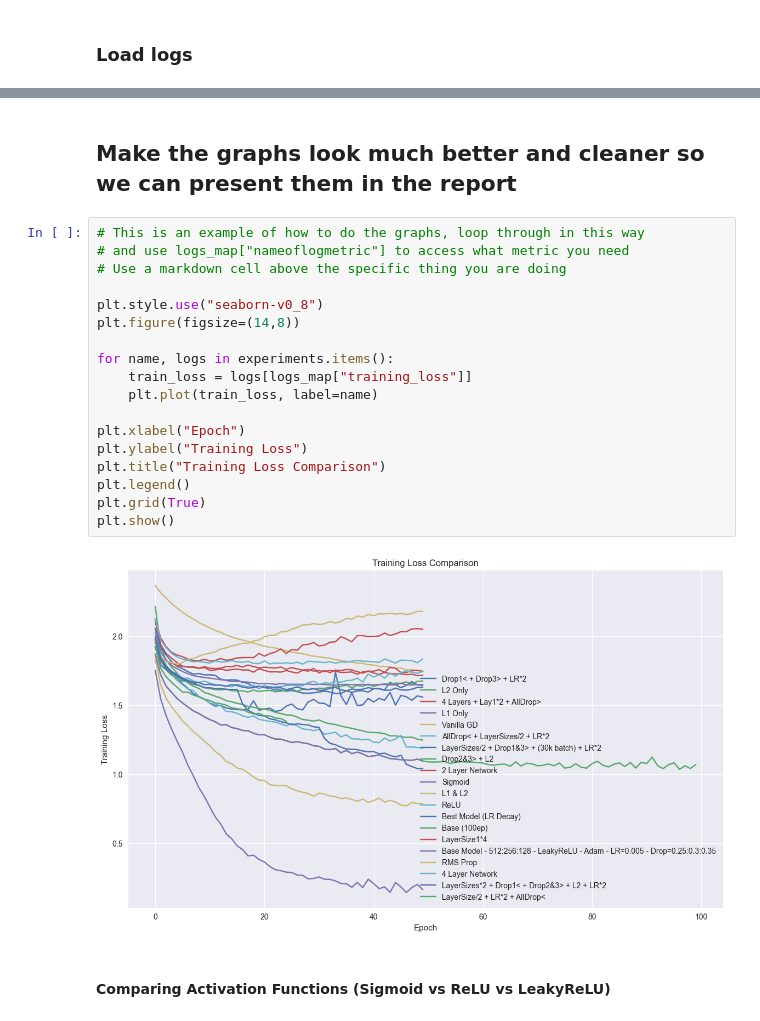
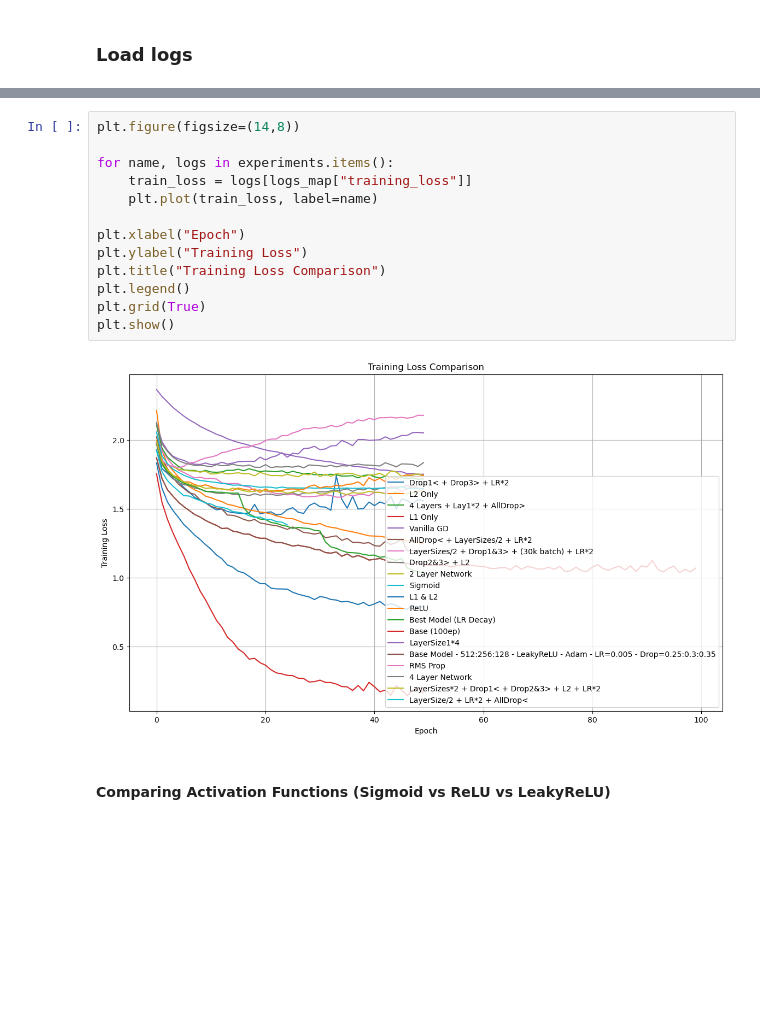
Before and after one commit to ZH0555/PMAI-Group-5, a Jupyter notebook: src/analysis/nn-analysis.ipynb, the cells around one changed output, grey strips where cells are left out. Saved outputs shown, nothing was run; the diff lists cells and outputs as text; blank space fills up the shorter version.

```diff
--- a/src/analysis/nn-analysis.ipynb
+++ b/src/analysis/nn-analysis.ipynb
@@ -92,25 +88,18 @@ for file in log_files:
-# %% [markdown]
-## Make the graphs look much better and cleaner so we can present them in the report
 # %%
-# This is an example of how to do the graphs, loop through in this way
-# and use logs_map["nameoflogmetric"] to access what metric you need
-# Use a markdown cell above the specific thing you are doing
-
-plt.style.use("seaborn-v0_8")
 plt.figure(figsize=(14,8))
 
 for name, logs in experiments.items():
     train_loss = logs[logs_map["training_loss"]]
     plt.plot(train_loss, label=name)
 
 plt.xlabel("Epoch")
 plt.ylabel("Training Loss")
 plt.title("Training Loss Comparison")
 plt.legend()
 plt.grid(True)
 plt.show()
 # %% [output]
-[figure, old version]
+[figure, new version]
 # %% [markdown]
 #### Comparing Activation Functions (Sigmoid vs ReLU vs LeakyReLU)
 # %%
```
Also changed, not shown: parts of 13 cells of this notebook, 10 other files.
